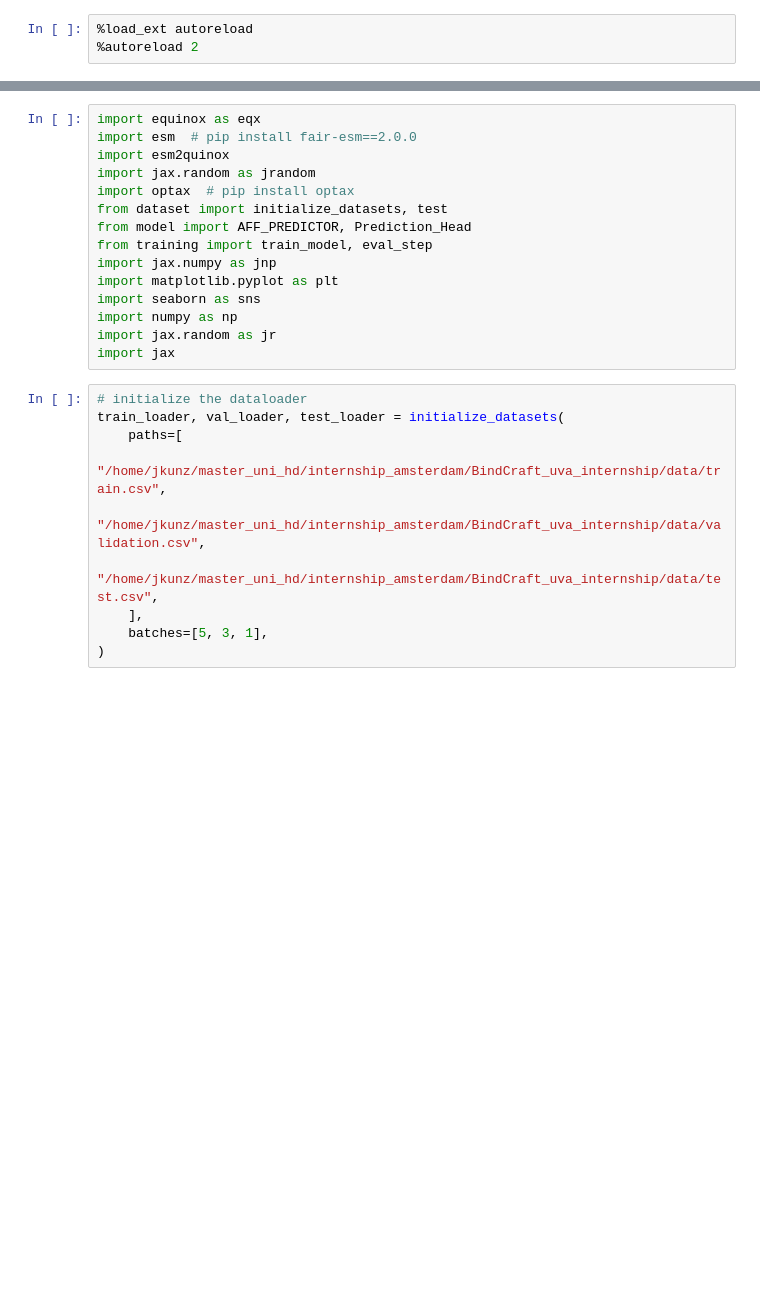
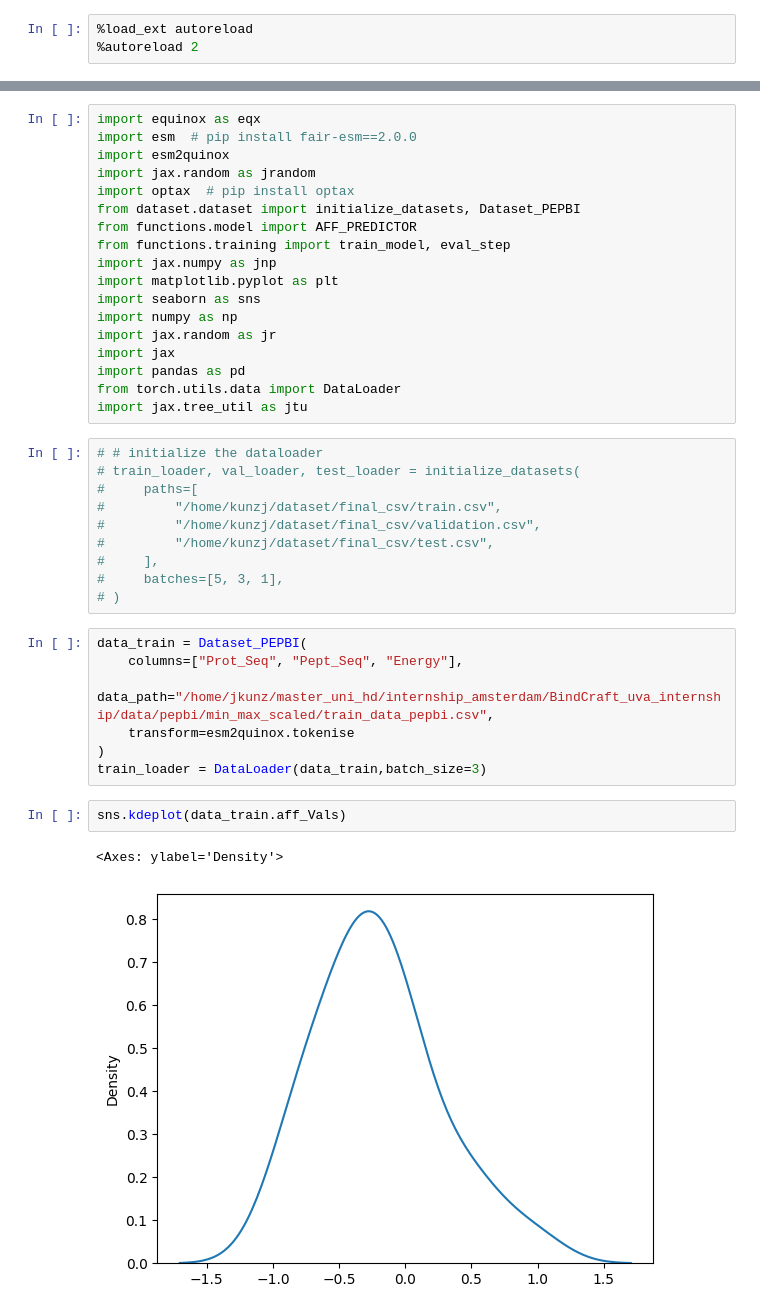
Before and after one commit to kunz-jonathan/BindCraft_uva_internship, a Jupyter notebook: surr_model/notebooks/esm_stripped.ipynb, the cells around one changed output, grey strips where cells are left out. Cells and saved outputs as stored; diff of their text form; blank space fills up the shorter version.

Commit message:
new_model_integration

```diff
--- a/surr_model/notebooks/esm_stripped.ipynb
+++ b/surr_model/notebooks/esm_stripped.ipynb
@@ -7,24 +11,39 @@ import esm  # pip install fair-esm==2.0.0
 import esm2quinox
 import jax.random as jrandom
 import optax  # pip install optax
-from dataset import initialize_datasets, test
-from model import AFF_PREDICTOR, Prediction_Head
-from training import train_model, eval_step
+from dataset.dataset import initialize_datasets, Dataset_PEPBI
+from functions.model import AFF_PREDICTOR
+from functions.training import train_model, eval_step
 import jax.numpy as jnp
 import matplotlib.pyplot as plt
 import seaborn as sns
 import numpy as np
 import jax.random as jr
 import jax
+import pandas as pd
+from torch.utils.data import DataLoader
+import jax.tree_util as jtu
 # %%
-# initialize the dataloader
-train_loader, val_loader, test_loader = initialize_datasets(
-    paths=[
-        "/home/jkunz/master_uni_hd/internship_amsterdam/BindCraft_uva_internship/data/train.csv",
-        "/home/jkunz/master_uni_hd/internship_amsterdam/BindCraft_uva_internship/data/validation.csv",
-        "/home/jkunz/master_uni_hd/internship_amsterdam/BindCraft_uva_internship/data/test.csv",
-    ],
-    batches=[5, 3, 1],
-)
+# # initialize the dataloader
+# train_loader, val_loader, test_loader = initialize_datasets(
+#     paths=[
+#         "/home/kunzj/dataset/final_csv/train.csv",
+#         "/home/kunzj/dataset/final_csv/validation.csv",
+#         "/home/kunzj/dataset/final_csv/test.csv",
+#     ],
+#     batches=[5, 3, 1],
+# )
+# %%
+data_train = Dataset_PEPBI(
+    columns=["Prot_Seq", "Pept_Seq", "Energy"],
+    data_path="/home/jkunz/master_uni_hd/internship_amsterdam/BindCraft_uva_internship/data/pepbi/min_max_scaled/train_data_pepbi.csv",
+    transform=esm2quinox.tokenise
+)
+train_loader = DataLoader(data_train,batch_size=3)
+# %%
+sns.kdeplot(data_train.aff_Vals)
+# %% [output]
+<Axes: ylabel='Density'>
+[figure, added]
 # %%
 # generating keys
```
Also changed, not shown: parts of 16 cells of this notebook, 14 other files.
